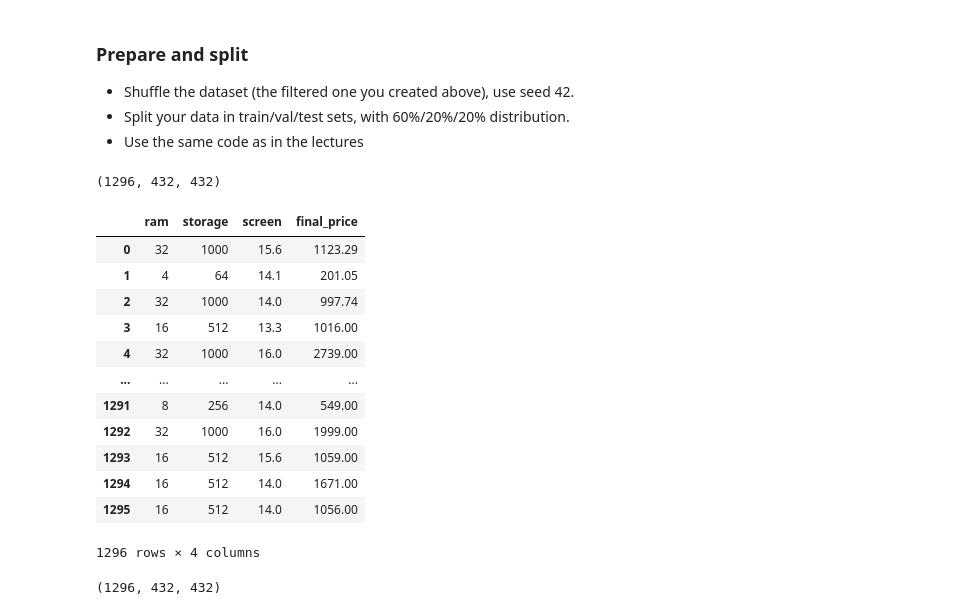
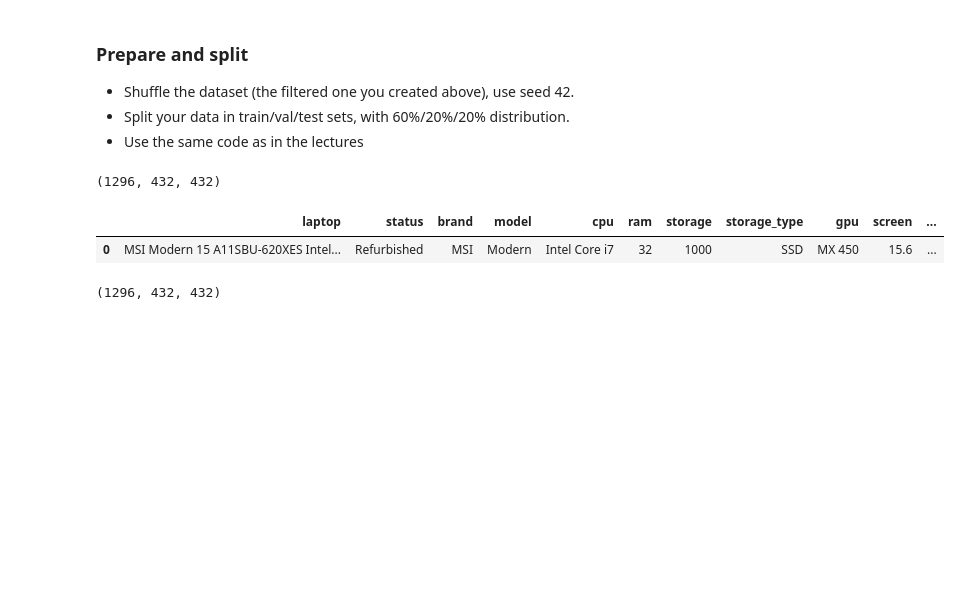
Before and after one commit to kellyvergarat/ml-zoomcamp-homework, a Jupyter notebook: 02-regression/homework/homework.ipynb, the cells around one changed output. Cells and saved outputs as stored; diff of their text form; code cells hidden in the pictures; blank space fills up the shorter version.

```diff
--- a/02-regression/homework/homework.ipynb
+++ b/02-regression/homework/homework.ipynb
@@ -90,7 +97,7 @@ Name: ram, dtype: float64
 * Split your data in train/val/test sets, with 60%/20%/20% distribution.
 * Use the same code as in the lectures
 # %%
-n = len(df_selected)
+n = len(df)
 n_val = int(n*0.2)
 n_test = int(n*0.2)
 n_train = n - n_val - n_test
@@ -103,25 +110,14 @@ idx = np.arange(n)
 np.random.seed(42)
 np.random.shuffle(idx)   #to shuffle the index
 # %%
-df_train = df_selected.iloc[idx[:n_train]].reset_index(drop=True)
-df_val = df_selected.iloc[idx[n_train:n_train+n_val]].reset_index(drop=True)
-df_test = df_selected.iloc[idx[n_train+n_val:]].reset_index(drop=True)
+df_train = df.iloc[idx[:n_train]].reset_index(drop=True)
+df_val = df.iloc[idx[n_train:n_train+n_val]].reset_index(drop=True)
+df_test = df.iloc[idx[n_train+n_val:]].reset_index(drop=True)
 
-df_train
+df_train.head(1)
 # %% [output]
-|  | ram | storage | screen | final_price |
-| 0 | 32 | 1000 | 15.6 | 1123.29 |
-| 1 | 4 | 64 | 14.1 | 201.05 |
-| 2 | 32 | 1000 | 14.0 | 997.74 |
-| 3 | 16 | 512 | 13.3 | 1016.00 |
-| 4 | 32 | 1000 | 16.0 | 2739.00 |
-| ... | ... | ... | ... | ... |
-| 1291 | 8 | 256 | 14.0 | 549.00 |
-| 1292 | 32 | 1000 | 16.0 | 1999.00 |
-| 1293 | 16 | 512 | 15.6 | 1059.00 |
-| 1294 | 16 | 512 | 14.0 | 1671.00 |
-| 1295 | 16 | 512 | 14.0 | 1056.00 |
+|  | laptop | status | brand | model | cpu | ram | storage | storage_type | gpu | screen | ... |
+| 0 | MSI Modern 15 A11SBU-620XES Intel... | Refurbished | MSI | Modern | Intel Core i7 | 32 | 1000 | SSD | MX 450 | 15.6 | ... |
-1296 rows × 4 columns
 # %%
 len(df_train), len(df_val), len(df_test)
 # %% [output]
```
Also changed, not shown: parts of 15 cells of this notebook.
